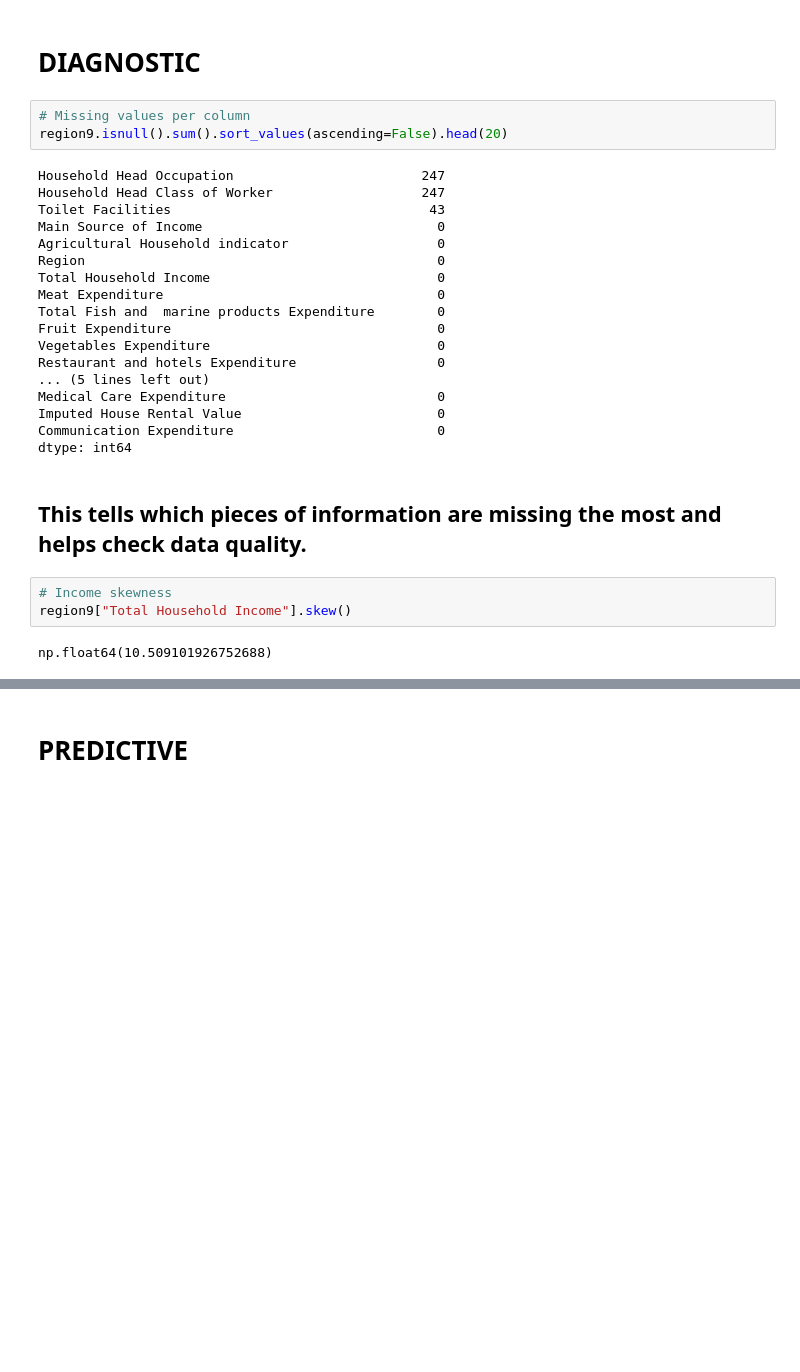
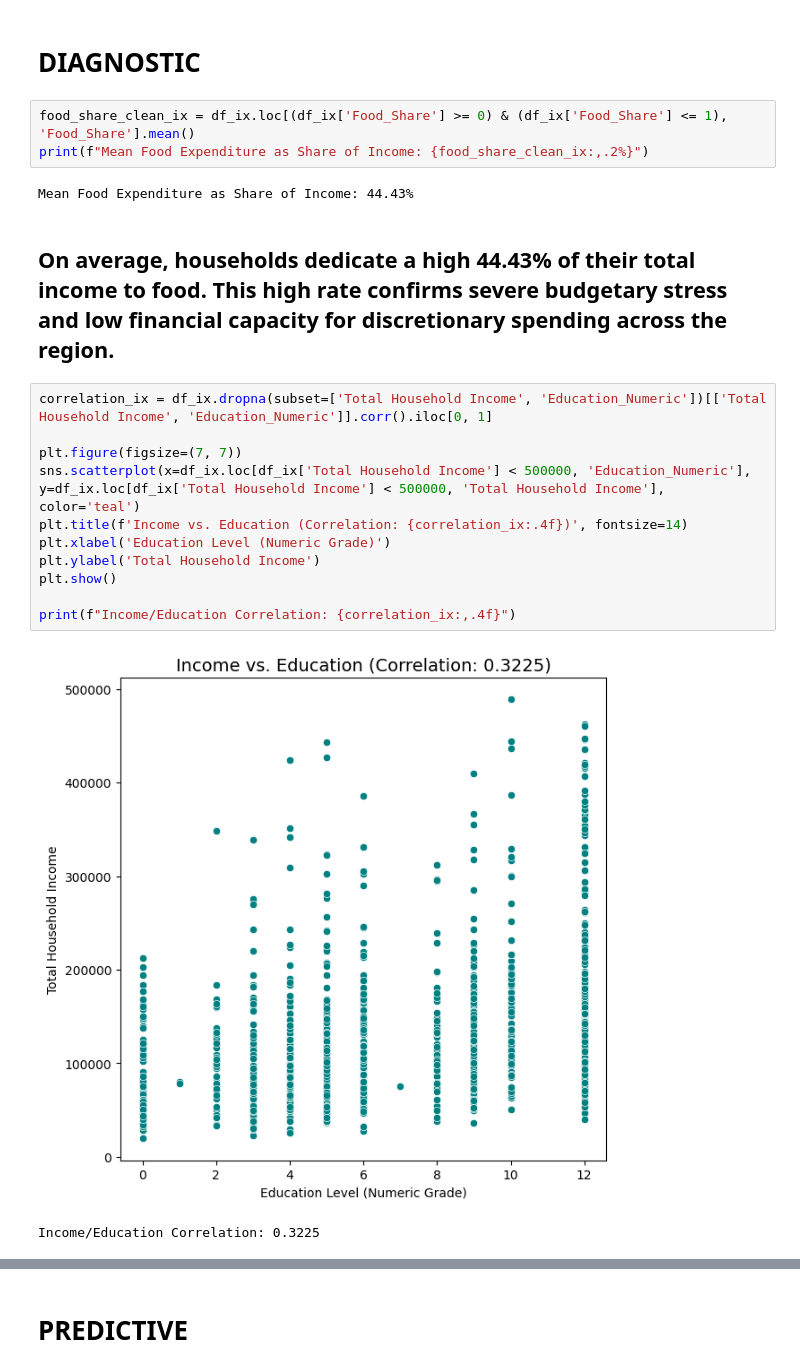
Before and after one commit to maica-palas/final_us, a Jupyter notebook: serna_palas.ipynb, the cells around one changed output, grey strips where cells are left out. Saved outputs shown, nothing was run; the diff lists cells and outputs as text; blank space fills up the shorter version.

```diff
--- a/serna_palas.ipynb
+++ b/serna_palas.ipynb
@@ -243,31 +119,24 @@ Name: Estimated_Savings, dtype: float64
 # %% [markdown]
 <h1>DIAGNOSTIC</h2>
 # %%
-# Missing values per column
-region9.isnull().sum().sort_values(ascending=False).head(20)
+food_share_clean_ix = df_ix.loc[(df_ix['Food_Share'] >= 0) & (df_ix['Food_Share'] <= 1), 'Food_Share'].mean()
+print(f"Mean Food Expenditure as Share of Income: {food_share_clean_ix:,.2%}")
 # %% [output]
-Household Head Occupation                        247
-Household Head Class of Worker                   247
-Toilet Facilities                                 43
-Main Source of Income                              0
-Agricultural Household indicator                   0
-Region                                             0
-Total Household Income                             0
-Meat Expenditure                                   0
-Total Fish and  marine products Expenditure        0
-Fruit Expenditure                                  0
-Vegetables Expenditure                             0
-Restaurant and hotels Expenditure                  0
-... (5 lines left out)
-Medical Care Expenditure                           0
-Imputed House Rental Value                         0
-Communication Expenditure                          0
-dtype: int64
+Mean Food Expenditure as Share of Income: 44.43%
 # %% [markdown]
-<h2>This tells which pieces of information are missing the most and helps check data quality.</h2>
+<h2>On average, households dedicate a high 44.43% of their total income to food. This high rate confirms severe budgetary stress and low financial capacity for discretionary spending across the region.</h2>
 # %%
-# Income skewness
-region9["Total Household Income"].skew()
+correlation_ix = df_ix.dropna(subset=['Total Household Income', 'Education_Numeric'])[['Total Household Income', 'Education_Numeric']].corr().iloc[0, 1]
+
+plt.figure(figsize=(7, 7))
+sns.scatterplot(x=df_ix.loc[df_ix['Total Household Income'] < 500000, 'Education_Numeric'], y=df_ix.loc[df_ix['Total Household Income'] < 500000, 'Total Household Income'], color='teal')
+plt.title(f'Income vs. Education (Correlation: {correlation_ix:.4f})', fontsize=14)
+plt.xlabel('Education Level (Numeric Grade)')
+plt.ylabel('Total Household Income')
+plt.show()
+
+print(f"Income/Education Correlation: {correlation_ix:,.4f}")
 # %% [output]
+[figure, added]
-np.float64(10.509101926752688)
+Income/Education Correlation: 0.3225
 # %% [markdown]
```
Also changed, not shown: parts of 81 cells of this notebook, 1 other file.
